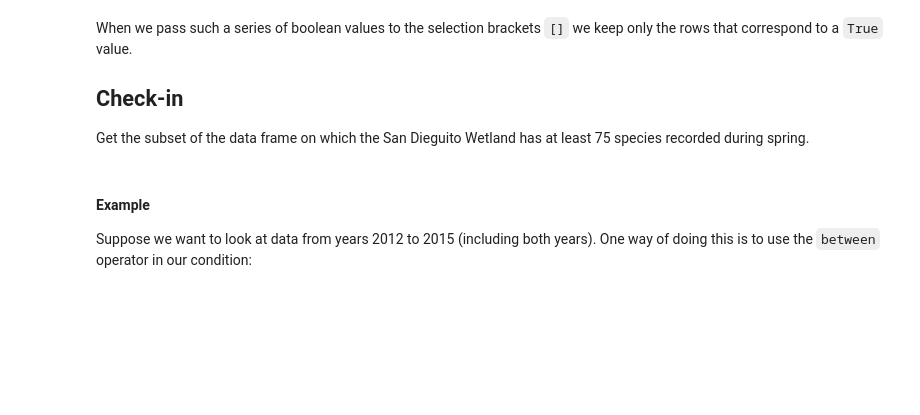
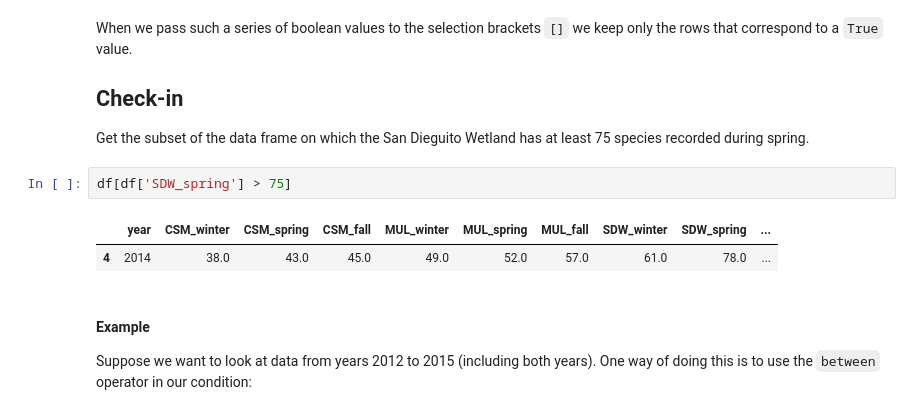
Before and after one commit to cuvlin/eds220-in-class, a Jupyter notebook: week-1-pandas-subsetting-STUDENTS.ipynb, the cells around one changed output. Drawn from its saved outputs; the diff is of its cells as text; blank space fills up the shorter version.

```diff
--- a/week-1-pandas-subsetting-STUDENTS.ipynb
+++ b/week-1-pandas-subsetting-STUDENTS.ipynb
@@ -268,6 +351,11 @@ When we pass such a series of boolean values to the selection brackets `[]` we k
 
 ## Check-in
  Get the subset of the data frame on which the San Dieguito Wetland has at least 75 species recorded during spring.
+# %%
+df[df['SDW_spring'] > 75]
+# %% [output]
+|  | year | CSM_winter | CSM_spring | CSM_fall | MUL_winter | MUL_spring | MUL_fall | SDW_winter | SDW_spring | ... |
+| 4 | 2014 | 38.0 | 43.0 | 45.0 | 49.0 | 52.0 | 57.0 | 61.0 | 78.0 | ... |
 # %% [markdown]
 
 
```
Also changed, not shown: parts of 39 cells of this notebook.
